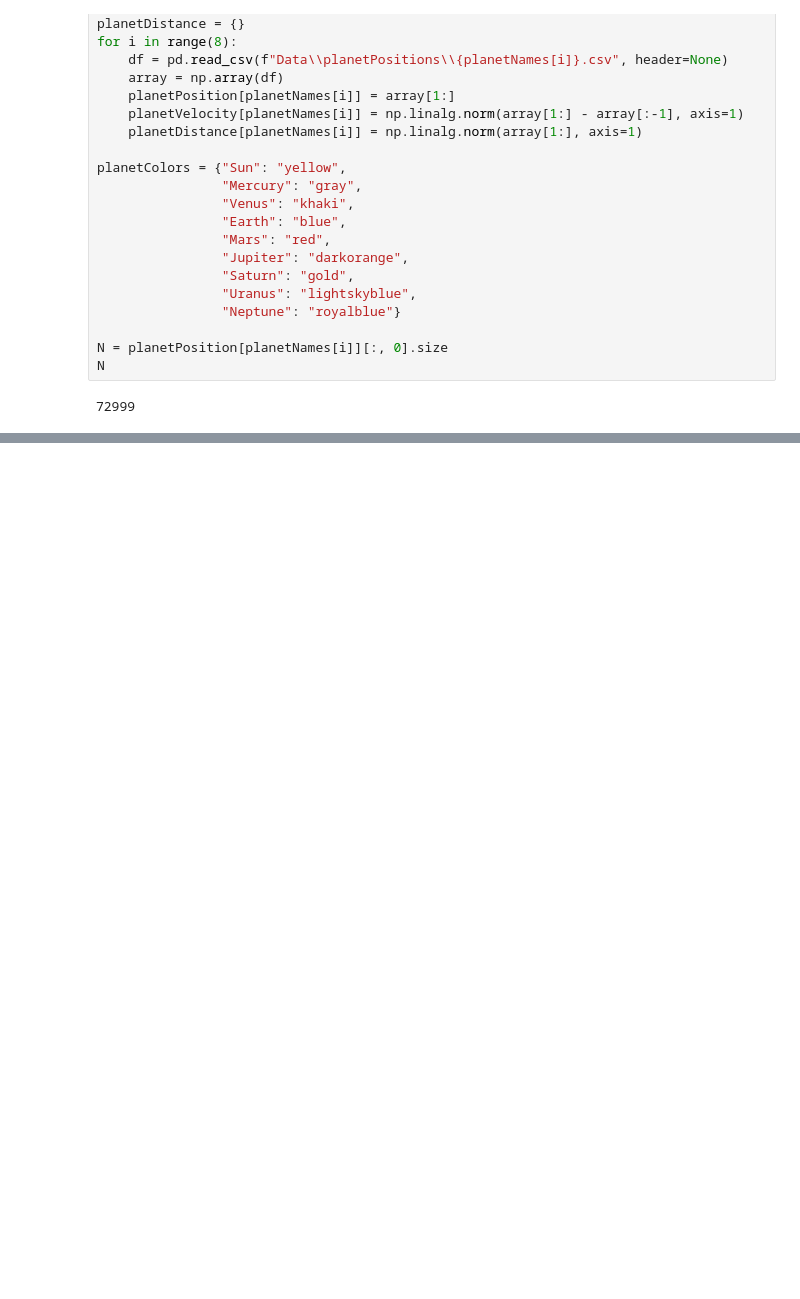
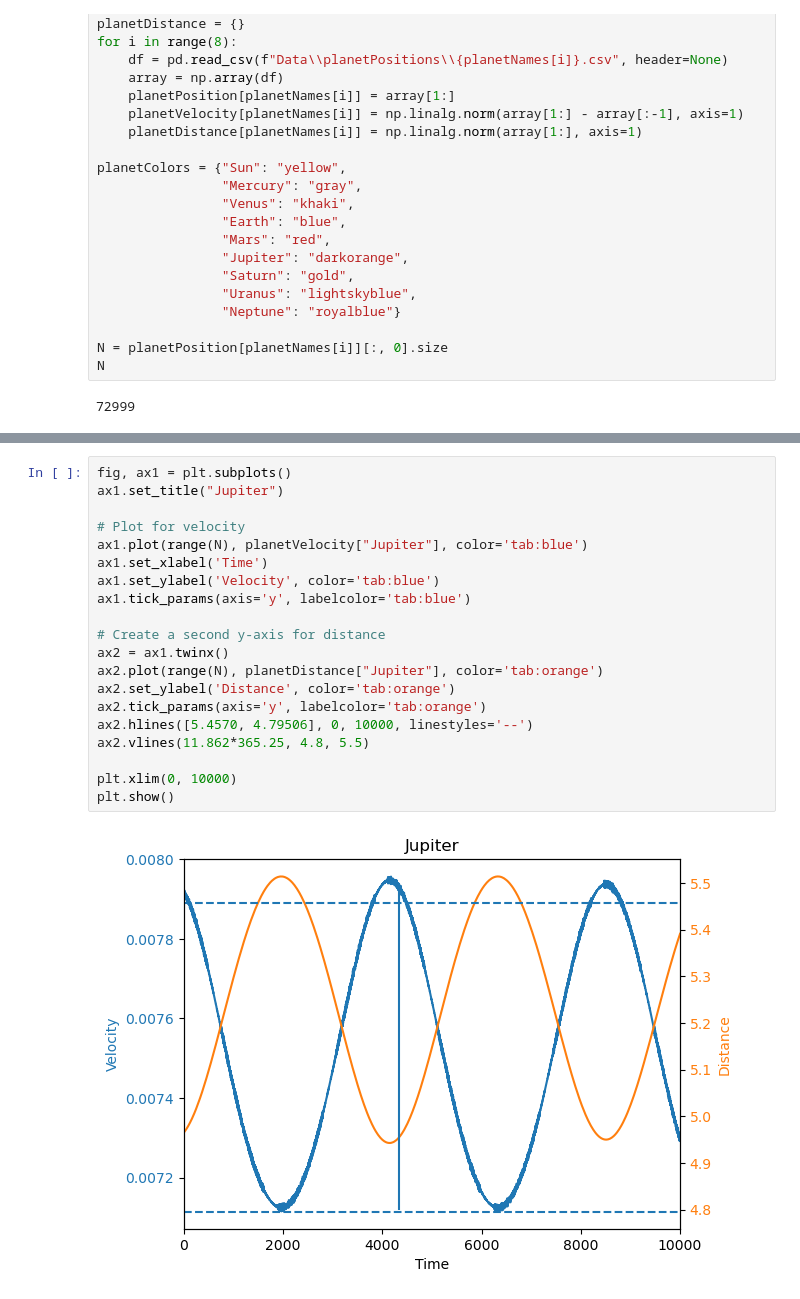
Before and after one commit to ThijsSpoor99/Project-Computational-Science, a Jupyter notebook: planetVisualisation.ipynb, the cells around one changed output, grey strips where cells are left out. Drawn from its saved outputs; the diff is of its cells as text; blank space fills up the shorter version.

```diff
--- a/planetVisualisation.ipynb
+++ b/planetVisualisation.ipynb
@@ -53,3 +59,25 @@ plt.show()
+# %%
+fig, ax1 = plt.subplots()
+ax1.set_title("Jupiter")
+
+# Plot for velocity
+ax1.plot(range(N), planetVelocity["Jupiter"], color='tab:blue')
+ax1.set_xlabel('Time')
+ax1.set_ylabel('Velocity', color='tab:blue')
+ax1.tick_params(axis='y', labelcolor='tab:blue')
+
+# Create a second y-axis for distance
+ax2 = ax1.twinx()
+ax2.plot(range(N), planetDistance["Jupiter"], color='tab:orange')
+ax2.set_ylabel('Distance', color='tab:orange')
+ax2.tick_params(axis='y', labelcolor='tab:orange')
+ax2.hlines([5.4570, 4.79506], 0, 10000, linestyles='--')
+ax2.vlines(11.862*365.25, 4.8, 5.5)
+
+plt.xlim(0, 10000)
+plt.show()
+# %% [output]
+[figure, added]
 # %%
 fig = plt.figure(figsize=(10, 10))
 ax = fig.add_subplot(111, projection='3d')
```
Also changed, not shown: parts of 3 cells of this notebook, 22 other files.
